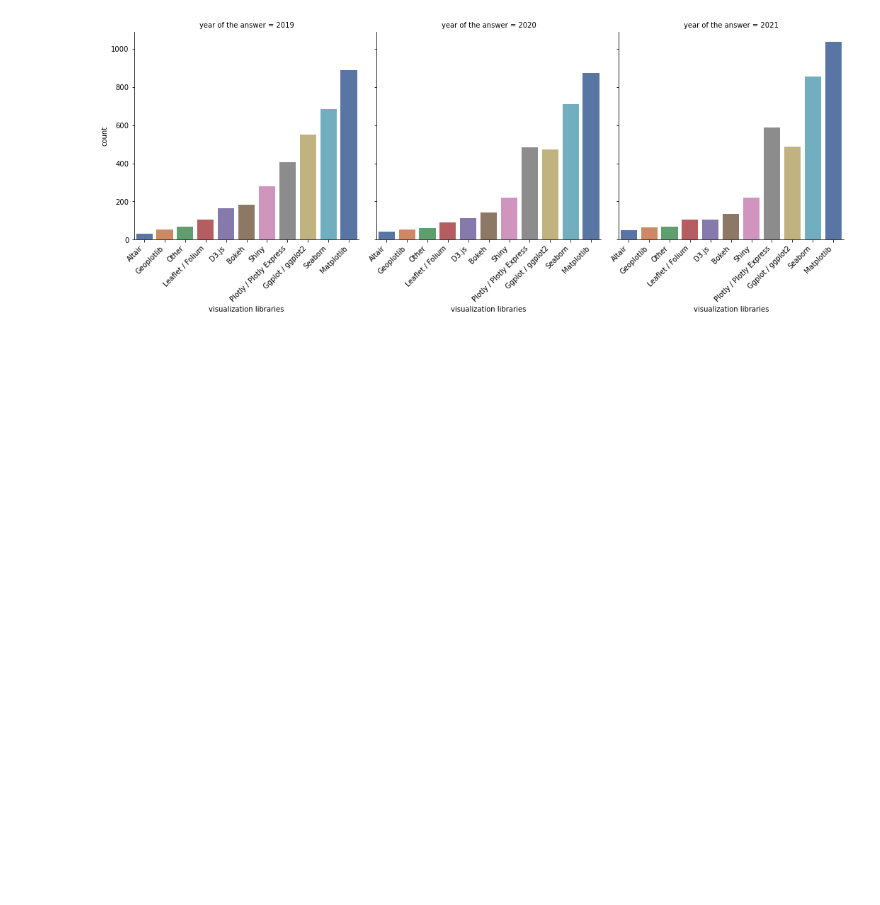
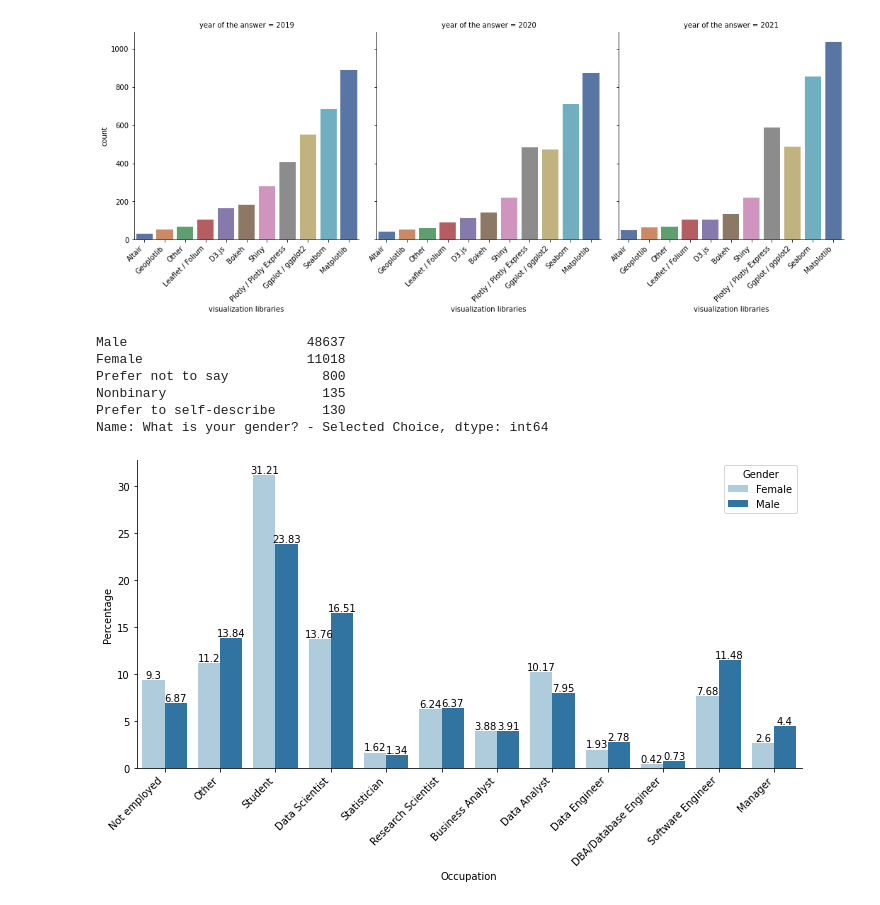
Before and after one commit to mingyeahh/Data-collection-cleaning, a Jupyter notebook: knpv42.ipynb, the cells around one changed output. Cells and saved outputs as stored; diff of their text form; code cells hidden in the pictures; blank space fills up the shorter version.

```diff
--- a/knpv42.ipynb
+++ b/knpv42.ipynb
@@ -800,5 +823,12 @@ plt.savefig("plot2_visualisation.png", bbox_inches='tight')
 # %%
-# Drop all data with 'Prefer not to say', 'Nonbinary' and 'Prefer to self-describe' becuase of insufficiency of data
-# df_gen = df[(df['What is your gender? - Selected Choice'] != 'Prefer to self-describe') & (df['What is your gender? - Selected Choice'] != 'Prefer not to say')& (df['What is your gender? - Selected Choice'] != 'Nonbinary')]
-
-# df_gen['What is your gender? - Selected Choice'].unique()
+# Check whether the gender data is biased
+# We can see that the gender data is biased, the data for male is over 4 times more than the data for female
+# And the data for other gender is far too little so I decided not to used the gender data with 'Prefer not to say','Nonbinary', and 'Prefer to self-describe'
+df['What is your gender? - Selected Choice'].value_counts()
+# %% [output]
+Male                       48637
+Female                     11018
+Prefer not to say            800
+Nonbinary                    135
+Prefer to self-describe      130
+Name: What is your gender? - Selected Choice, dtype: int64
@@ -818,0 +835,31 @@ plt.savefig("plot2_visualisation.png", bbox_inches='tight')
+# %%
+# The world-wide situation of the occupation of women in data science
+
+# female_job_percentage column represents the percentage of the female in a certain occupation among all female
+female_job_percentage = df.loc[df['What is your gender? - Selected Choice'] == 'Female', 'Select the title most similar to your current role (or most recent title if retired): - Selected Choice'].value_counts() / (df['What is your gender? - Selected Choice']=='Female').sum()
+female_job = pd.DataFrame({'Occupation': female_job_percentage.index, 'Percentage': round(female_job_percentage*100,2),'Gender': 'Female'})
+# male_job_percentage column represents the percentage of the male in a certain occupation among all male
+male_job_percentage = df.loc[df['What is your gender? - Selected Choice'] == 'Male', 'Select the title most similar to your current role (or most recent title if retired): - Selected Choice'].value_counts() / (df['What is your gender? - Selected Choice']=='Male').sum()
+male_job = pd.DataFrame({'Occupation': male_job_percentage.index, 'Percentage': round(male_job_percentage*100,2),'Gender': 'Male'})
+
+job_percentage = pd.concat([female_job, male_job], ignore_index=True, sort=False)
+cat = sns.catplot(x = 'Occupation',
+                  y = 'Percentage',
+           kind = 'bar',
+           order = ['Not employed', 'Other', 'Student','Data Scientist','Statistician','Research Scientist','Business Analyst','Data Analyst','Data Engineer','DBA/Database Engineer','Software Engineer','Manager'],
+           data=job_percentage,
+           hue = 'Gender',
+           legend=False,
+           height=5,
+           palette='Paired',
+           aspect=2)
+for i in cat.axes:
+    for j in i:
+        # Display the data on top of each bar
+        for container in j.containers:
+            j.bar_label(container)
+        j.set_xticklabels(j.get_xticklabels(), rotation=45, ha='right')
+        j.legend().set_title('Gender')
+plt.savefig("Occupation.png", bbox_inches='tight')
+# %% [output]
+[figure, added]
```
Also changed, not shown: parts of 16 cells of this notebook, 1 other file.
